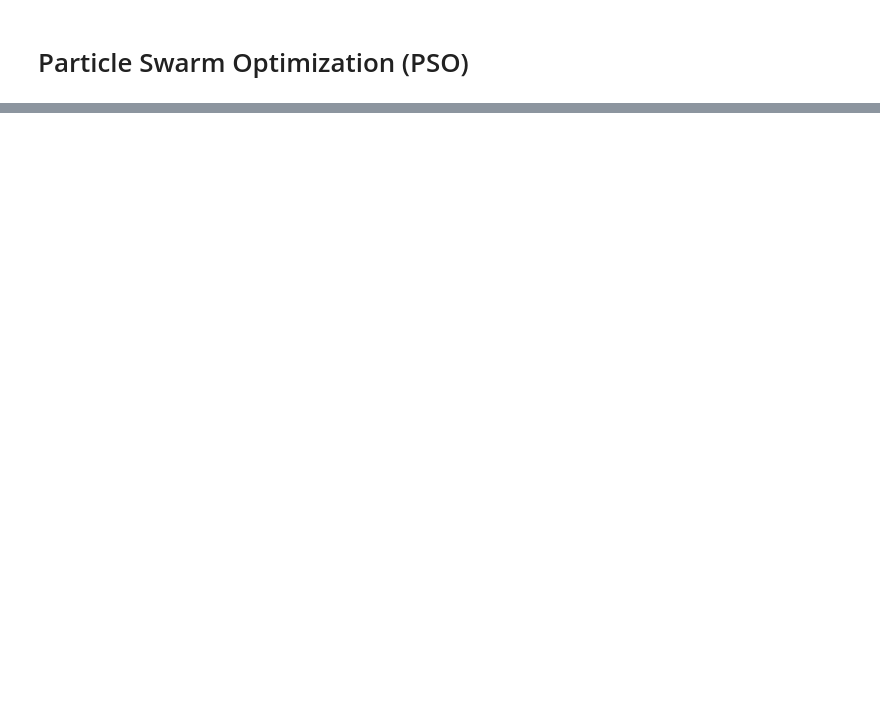
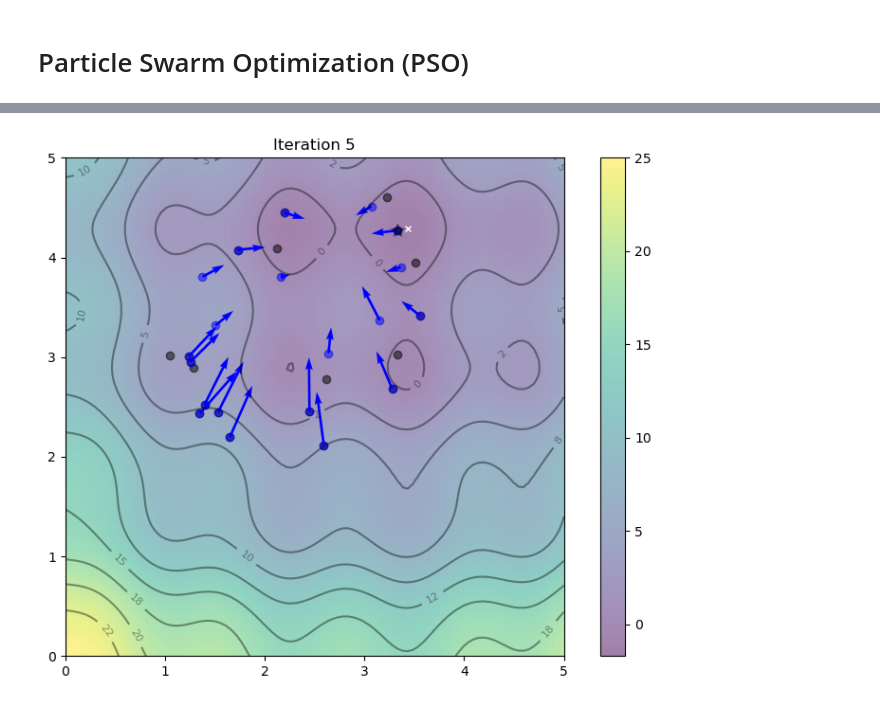
Before and after one commit to KokYenZein/WatAI---CyberSecurity-23-24, a Jupyter notebook: Bio-Inspired Algorithms/Particle Swam Optimization (PSO).ipynb, the cells around one changed output, grey strips where cells are left out. Cells and saved outputs as stored; diff of their text form; code cells hidden in the pictures; blank space fills up the shorter version.

```diff
--- a/Bio-Inspired Algorithms/Particle Swam Optimization (PSO).ipynb
+++ b/Bio-Inspired Algorithms/Particle Swam Optimization (PSO).ipynb
@@ -65,0 +103,20 @@ ax.set_ylim([0,5])
+# %%
+#Iteration 5
+for i in range(3):
+    update()
+fig, ax = plt.subplots(figsize=(8,6))
+ax.set_title("Iteration 5")
+fig.set_tight_layout(True)
+img = ax.imshow(z, extent=[0, 5, 0, 5], origin='lower', cmap='viridis', alpha=0.5)
+fig.colorbar(img, ax=ax)
+ax.plot([x_min], [y_min], marker='x', markersize=5, color="white")
+contours = ax.contour(x, y, z, 10, colors='black', alpha=0.4)
+ax.clabel(contours, inline=True, fontsize=8, fmt="%.0f")
+pbest_plot = ax.scatter(pbest[0], pbest[1], marker='o', color='black', alpha=0.5)
+p_plot = ax.scatter(X[0], X[1], marker='o', color='blue', alpha=0.5)
+p_arrow = ax.quiver(X[0], X[1], V[0], V[1], color='blue', width=0.005, angles='xy', scale_units='xy', scale=1)
+gbest_plot = plt.scatter([gbest[0]], [gbest[1]], marker='*', s=100, color='black', alpha=0.4)
+ax.set_xlim([0,5]);
+ax.set_ylim([0,5]);
+# %% [output]
+[figure, added]
```
Also changed, not shown: parts of 14 cells of this notebook, 1 other file.
